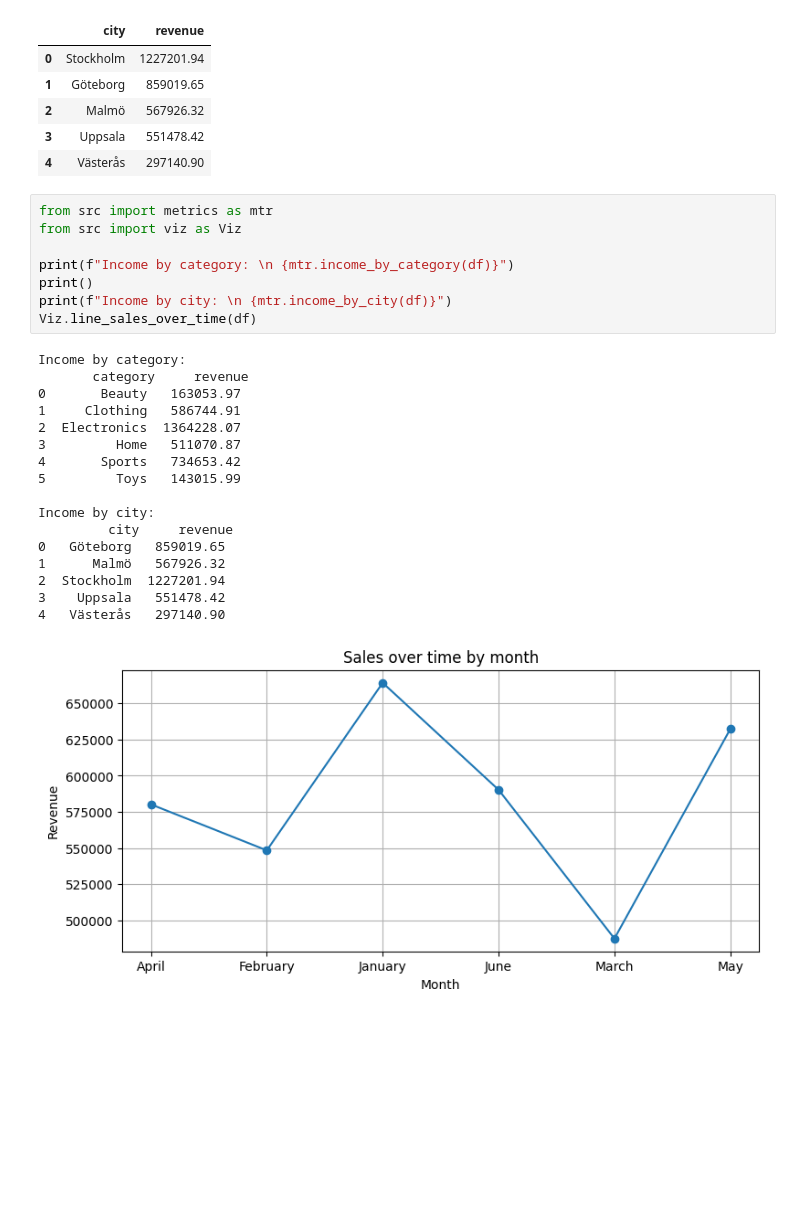
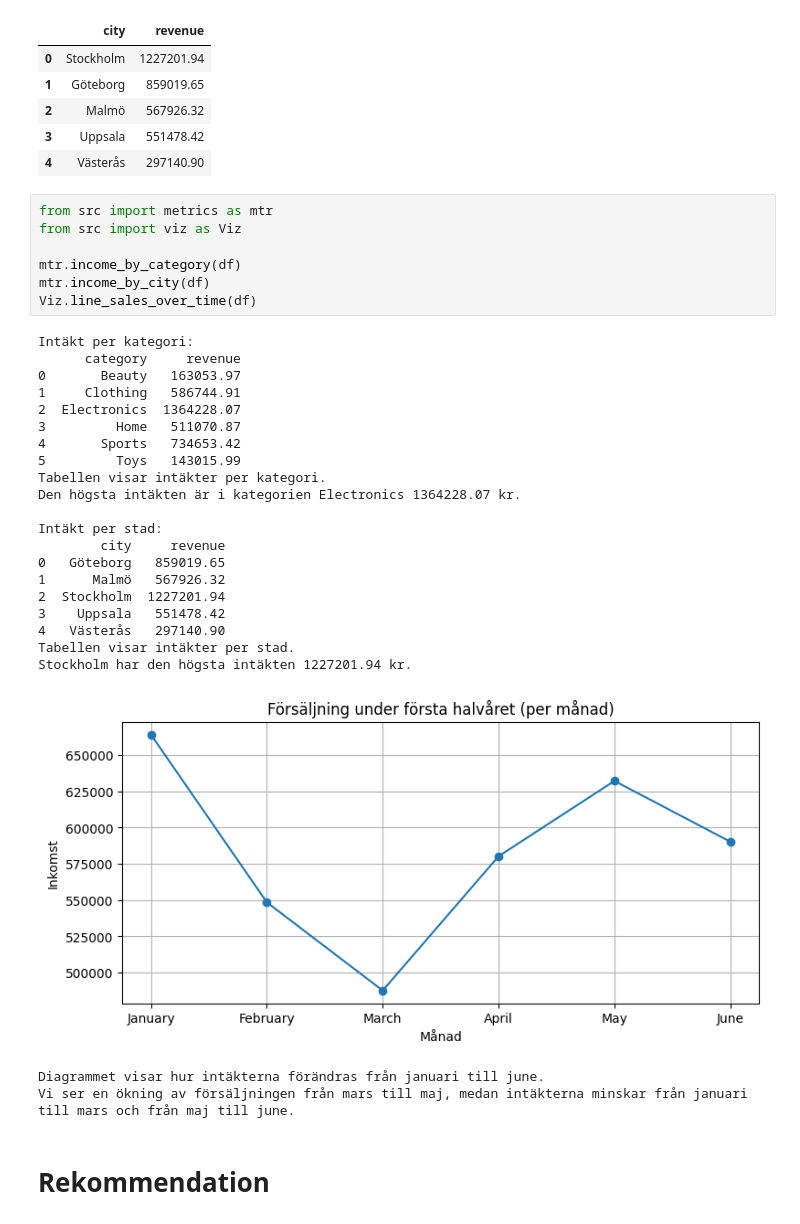
Before and after one commit to LillaLaila/ecommerce-sales-group, a Jupyter notebook: notebooks/report.ipynb, the cells around one changed output. Cells and saved outputs as stored; diff of their text form; blank space fills up the shorter version.

```diff
--- a/notebooks/report.ipynb
+++ b/notebooks/report.ipynb
@@ -32,26 +32,33 @@ Medelvärde per order är:  1401.11 kr.
 # %%
 from src import metrics as mtr
 from src import viz as Viz
 
-print(f"Income by category: \n {mtr.income_by_category(df)}")
-print()
-print(f"Income by city: \n {mtr.income_by_city(df)}")
+mtr.income_by_category(df)
+mtr.income_by_city(df)
 Viz.line_sales_over_time(df)
 # %% [output]
-Income by category:
-       category     revenue
+Intäkt per kategori:
+      category     revenue
 0       Beauty   163053.97
 1     Clothing   586744.91
 2  Electronics  1364228.07
 3         Home   511070.87
 4       Sports   734653.42
 5         Toys   143015.99
+Tabellen visar intäkter per kategori.
+Den högsta intäkten är i kategorien Electronics 1364228.07 kr.
 
-Income by city:
-         city     revenue
+Intäkt per stad:
+        city     revenue
 0   Göteborg   859019.65
 1      Malmö   567926.32
 2  Stockholm  1227201.94
 3    Uppsala   551478.42
 4   Västerås   297140.90
+Tabellen visar intäkter per stad.
+Stockholm har den högsta intäkten 1227201.94 kr.
-[figure, old version]
+[figure, new version]
+Diagrammet visar hur intäkterna förändras från januari till june.
+Vi ser en ökning av försäljningen från mars till maj, medan intäkterna minskar från januari till mars och från maj till june.
+# %% [markdown]
+# Rekommendation
```
Also changed, not shown: parts of 1 cell of this notebook, 2 other files.
